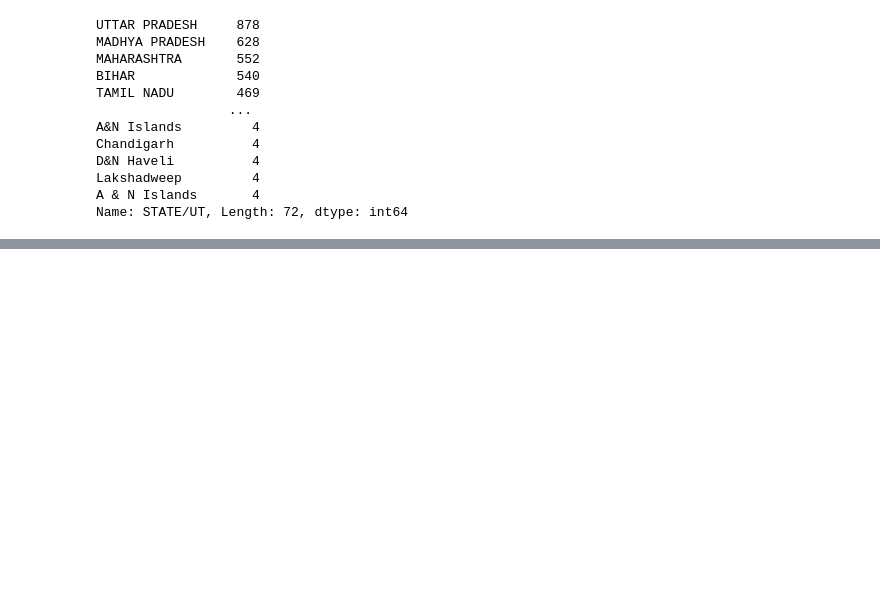
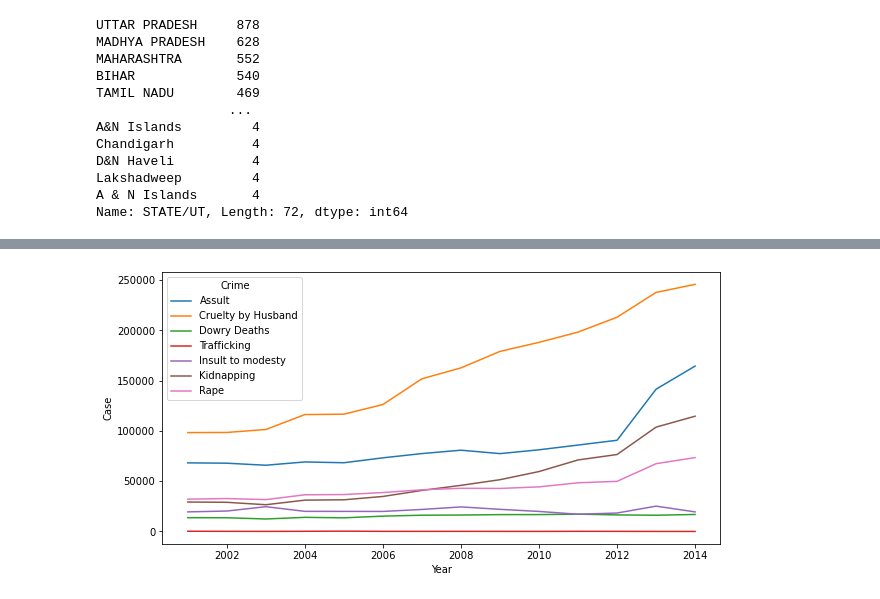
Before and after one commit to ramashish786/Analysis-of-Crime-Against-Women, a Jupyter notebook: Crime Against Women in India Visualisation.ipynb, the cells around one changed output, grey strips where cells are left out. Cells and saved outputs as stored; diff of their text form; code cells hidden in the pictures; blank space fills up the shorter version.

```diff
--- a/Crime Against Women in India Visualisation.ipynb
+++ b/Crime Against Women in India Visualisation.ipynb
@@ -321,0 +170,2 @@ sns.heatmap(df_heatmap,cmap=cmap_apalatte) #cmap="crest"
+# %%
+crime_summary = df[['Year','Crime','Case']].groupby(['Year','Crime'])['Case'].sum().reset_index()
@@ -321,0 +181,5 @@ sns.heatmap(df_heatmap,cmap=cmap_apalatte) #cmap="crest"
+# %%
+crime_summary.replace({"Importation of Girls":"Trafficking","Insult to modesty of Women":"Insult to modesty" ,
+                                       "Kidnapping and Abduction":"Kidnapping",
+                                       "Assault on women with intent to outrage her modesty":"Assult",
+                                       "Cruelty by Husband or his Relatives":"Cruelty by Husband"},inplace=True)
@@ -321,0 +195,6 @@ sns.heatmap(df_heatmap,cmap=cmap_apalatte) #cmap="crest"
+# %%
+plt.figure(figsize=(10,5))
+sns.lineplot(data = crime_summary, x= 'Year',y='Case',hue='Crime')
+plt.show()
+# %% [output]
+[figure, added]
```
Also changed, not shown: parts of 84 cells of this notebook, 1 other file.
